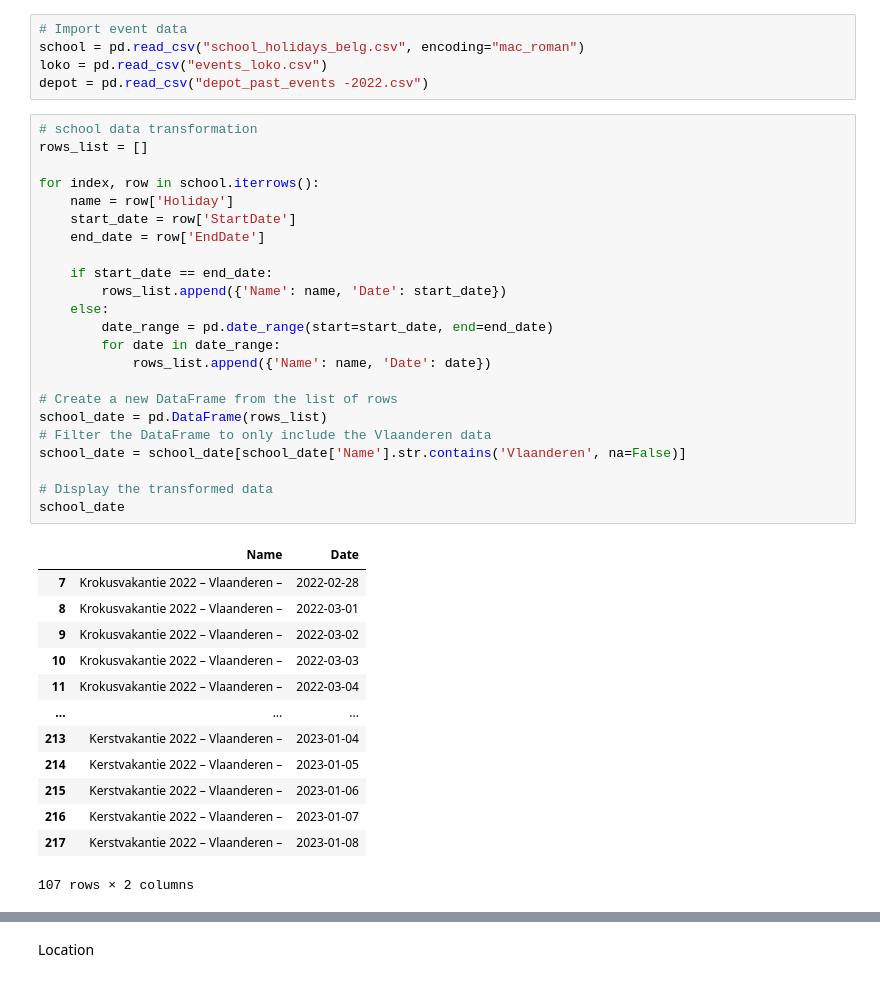
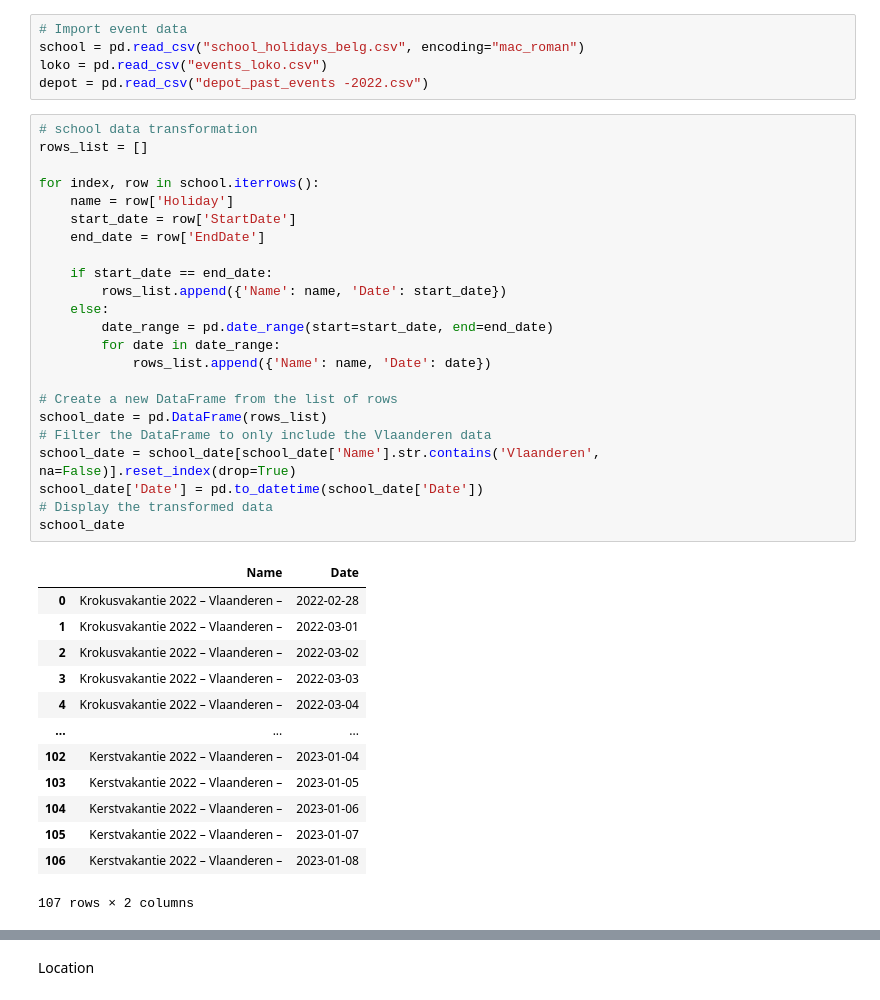
Before and after one commit to SarahSchrevens/MDA_project, a Jupyter notebook: noise prediction model/Past Data matrix/01_past data matrix.ipynb, the cells around one changed output, grey strips where cells are left out. Cells and saved outputs as stored; diff of their text form.

```diff
--- a/noise prediction model/Past Data matrix/01_past data matrix.ipynb
+++ b/noise prediction model/Past Data matrix/01_past data matrix.ipynb
@@ -88,39 +88,39 @@ depot = pd.read_csv("depot_past_events -2022.csv")
 # %%
 # school data transformation
 rows_list = []
 
 for index, row in school.iterrows():
     name = row['Holiday']
     start_date = row['StartDate']
     end_date = row['EndDate']
 
     if start_date == end_date:
         rows_list.append({'Name': name, 'Date': start_date})
     else:
         date_range = pd.date_range(start=start_date, end=end_date)
         for date in date_range:
             rows_list.append({'Name': name, 'Date': date})
 
 # Create a new DataFrame from the list of rows
 school_date = pd.DataFrame(rows_list)
 # Filter the DataFrame to only include the Vlaanderen data
-school_date = school_date[school_date['Name'].str.contains('Vlaanderen', na=False)]
-
+school_date = school_date[school_date['Name'].str.contains('Vlaanderen', na=False)].reset_index(drop=True)
+school_date['Date'] = pd.to_datetime(school_date['Date'])
 # Display the transformed data
 school_date
 # %% [output]
 |  | Name | Date |
-| 7 | Krokusvakantie 2022 – Vlaanderen – | 2022-02-28 |
-| 8 | Krokusvakantie 2022 – Vlaanderen – | 2022-03-01 |
-| 9 | Krokusvakantie 2022 – Vlaanderen – | 2022-03-02 |
-| 10 | Krokusvakantie 2022 – Vlaanderen – | 2022-03-03 |
-| 11 | Krokusvakantie 2022 – Vlaanderen – | 2022-03-04 |
+| 0 | Krokusvakantie 2022 – Vlaanderen – | 2022-02-28 |
+| 1 | Krokusvakantie 2022 – Vlaanderen – | 2022-03-01 |
+| 2 | Krokusvakantie 2022 – Vlaanderen – | 2022-03-02 |
+| 3 | Krokusvakantie 2022 – Vlaanderen – | 2022-03-03 |
+| 4 | Krokusvakantie 2022 – Vlaanderen – | 2022-03-04 |
 | ... | ... | ... |
-| 213 | Kerstvakantie 2022 – Vlaanderen – | 2023-01-04 |
-| 214 | Kerstvakantie 2022 – Vlaanderen – | 2023-01-05 |
-| 215 | Kerstvakantie 2022 – Vlaanderen – | 2023-01-06 |
-| 216 | Kerstvakantie 2022 – Vlaanderen – | 2023-01-07 |
-| 217 | Kerstvakantie 2022 – Vlaanderen – | 2023-01-08 |
+| 102 | Kerstvakantie 2022 – Vlaanderen – | 2023-01-04 |
+| 103 | Kerstvakantie 2022 – Vlaanderen – | 2023-01-05 |
+| 104 | Kerstvakantie 2022 – Vlaanderen – | 2023-01-06 |
+| 105 | Kerstvakantie 2022 – Vlaanderen – | 2023-01-07 |
+| 106 | Kerstvakantie 2022 – Vlaanderen – | 2023-01-08 |
 107 rows × 2 columns
 # %%
 # loko data transformation
```
Also changed, not shown: parts of 5 cells of this notebook.
